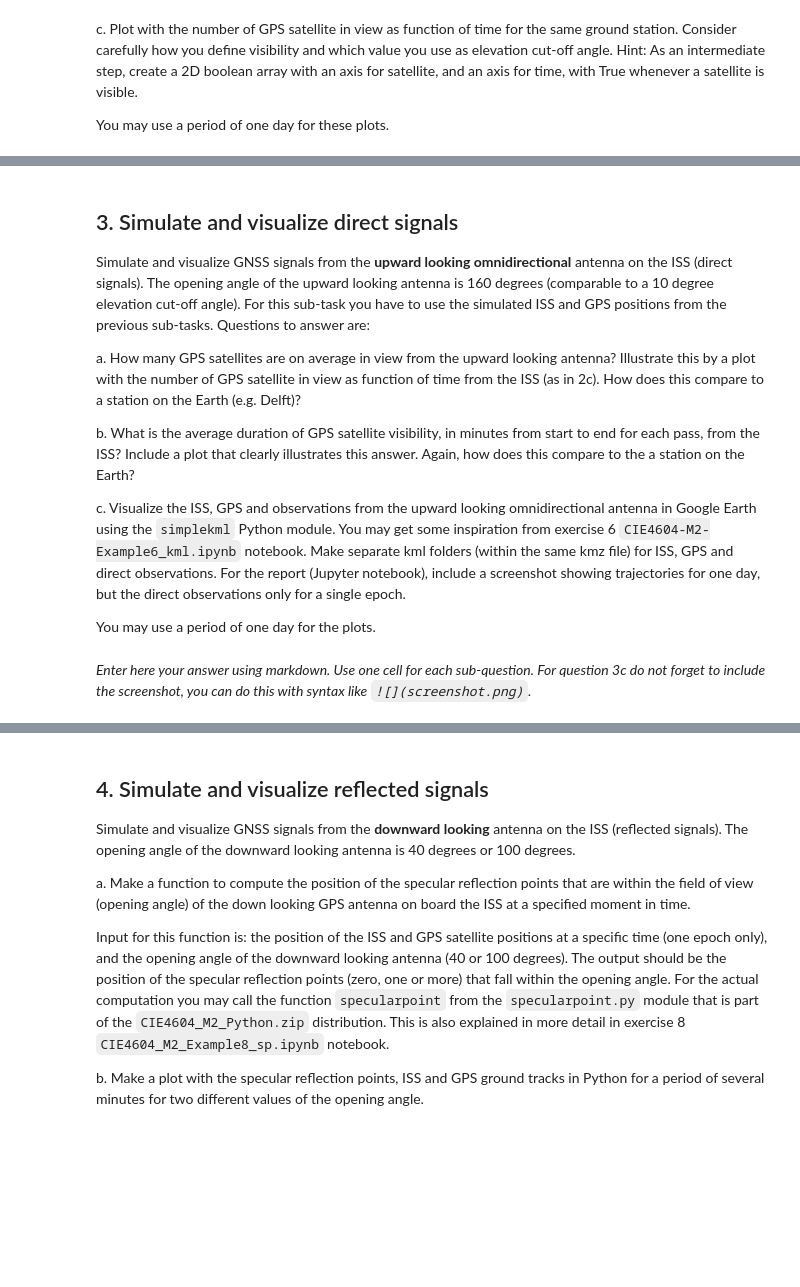
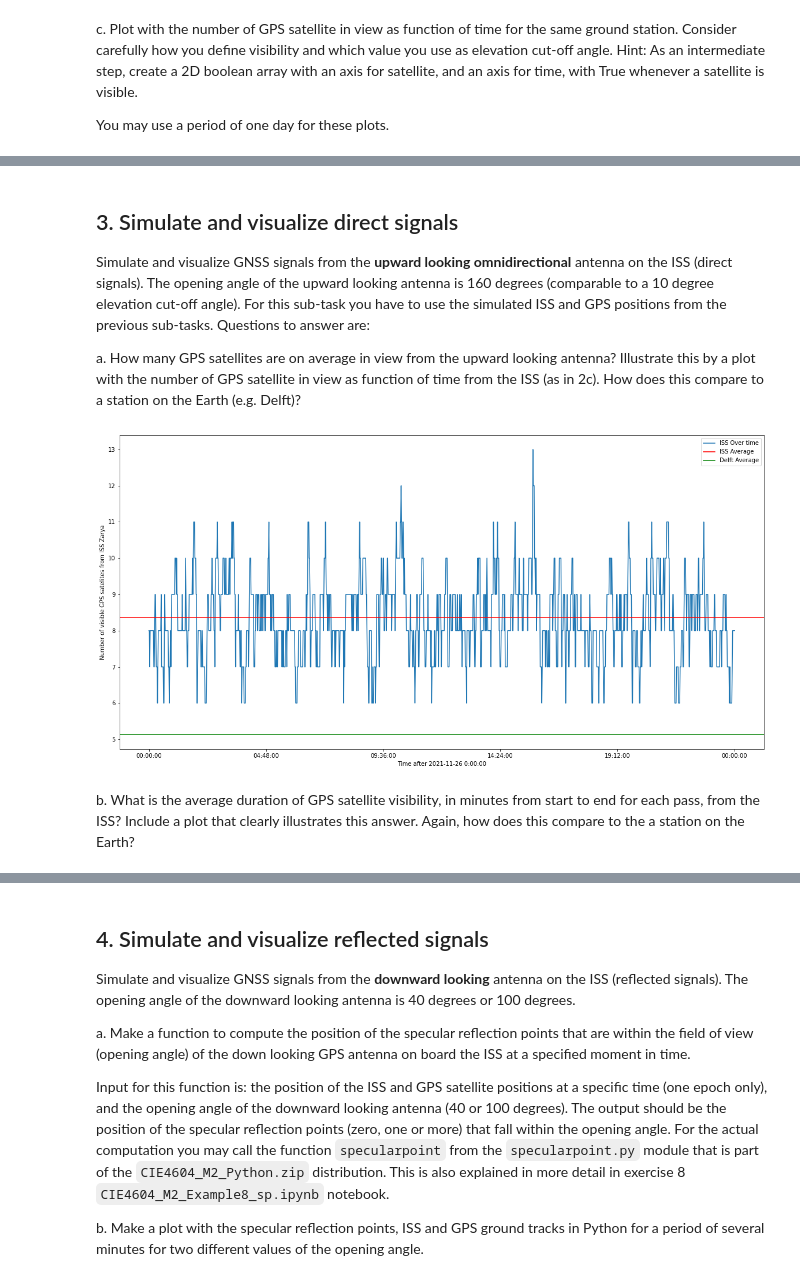
Before and after one commit to mlinds/sim_vis, a Jupyter notebook: assignment2/Assignment2Template.ipynb, the cells around one changed output, grey strips where cells are left out. Saved outputs shown, nothing was run; the diff lists cells and outputs as text; code cells hidden in the pictures; blank space fills up the shorter version.

Commit message:
q3 started

```diff
--- a/assignment2/Assignment2Template.ipynb
+++ b/assignment2/Assignment2Template.ipynb
@@ -256,9 +320,3 @@ You may use a period of one day for these plots.
 Simulate and visualize GNSS signals from the **upward looking omnidirectional** antenna on the ISS (direct signals). The opening angle of the upward looking antenna is 160 degrees (comparable to a 10 degree elevation cut-off angle). For this sub-task you have to use the simulated ISS and GPS positions from the previous sub-tasks. Questions to answer are:
 
 a.	How many GPS satellites are on average in view from the upward looking antenna? Illustrate this by a plot with the number of GPS satellite in view as function of time from the ISS (as in 2c). How does this compare to a station on the Earth (e.g. Delft)?
-
-b.	What is the average duration of GPS satellite visibility, in minutes from start to end for each pass, from the ISS? Include a plot that clearly illustrates this answer. Again, how does this compare to the a station on the Earth?
-
-c.	Visualize the ISS, GPS and observations from the upward looking omnidirectional antenna in Google Earth using the `simplekml` Python module. You may get some inspiration from exercise 6 `CIE4604-M2-Example6_kml.ipynb` notebook. Make separate kml folders (within the same kmz file) for ISS, GPS and direct observations. For the report (Jupyter notebook), include a screenshot showing trajectories for one day, but the direct observations only for a single epoch.
-
-You may use a period of one day for the plots.
@@ -267,2 +323,48 @@ You may use a period of one day for the plots.
-# %% [markdown]
-*Enter here your answer using markdown. Use one cell for each sub-question. For question 3c do not forget to include the screenshot, you can do this with syntax like `![](screenshot.png)`*.
+# %%
+# setup the time for this cell
+date_q3a = '2021-11-25 0:00:00'
+t = tle.tledatenum([date_q2b, 1*24*60, 1])
+
+# combine the two output arrays into a single array and store them as a variable
+iss_combined = np.concatenate(
+    calculate_iss_ecef(t),
+    axis=1
+)
+
+# create empty array to store the flags
+flags_array = np.zeros((len(t),len(gpsERS)))
+for i,sat in enumerate(gpsERS):
+    xsat, vsat = tle.tle2vec(gpsERS, t, sat.name)
+    xsate, vsate = crs.eci2ecef(t, xsat=xsat, vsat=vsat)
+    sat_combined = np.concatenate((xsate, vsate), axis=1)
+    lookangle, flags = crs.satlookanglesp(
+        t,
+        sat_combined,
+        iss_combined,
+        swathdef=['VIS', 0, 80, '']
+    )
+
+    # for each time step and satelite, it will show a 1 if visible and a 0 if not visible
+    flags_array[:,i] = flags[:, 2] == 'VIS'
+
+visible_sats_iss = flags_array.sum(axis=1)
+
+plt.figure(figsize=(20, 10))
+
+plt.plot(t, visible_sats_iss,label='ISS Over time')
+date_form = mdates.DateFormatter("%H:%M:%S")
+plt.xlabel(f'Time after {date_q2b}')
+plt.ylabel('Number of visible GPS satelites from ISS Zarya')
+plt.gca().xaxis.set_major_formatter(date_form)
+plt.axhline(visible_sats_iss.mean(),color='r',label='ISS Average')
+plt.axhline(visible_sats_delft.mean(),color='g',label='Delft Average')
+plt.legend()
+
+# save for later use
+
+iss_flags_array = flags_array
+# %% [output]
+[figure, added]
+# %% [markdown]
+
+b.	What is the average duration of GPS satellite visibility, in minutes from start to end for each pass, from the ISS? Include a plot that clearly illustrates this answer. Again, how does this compare to the a station on the Earth?
```
Also changed, not shown: parts of 19 cells of this notebook.
